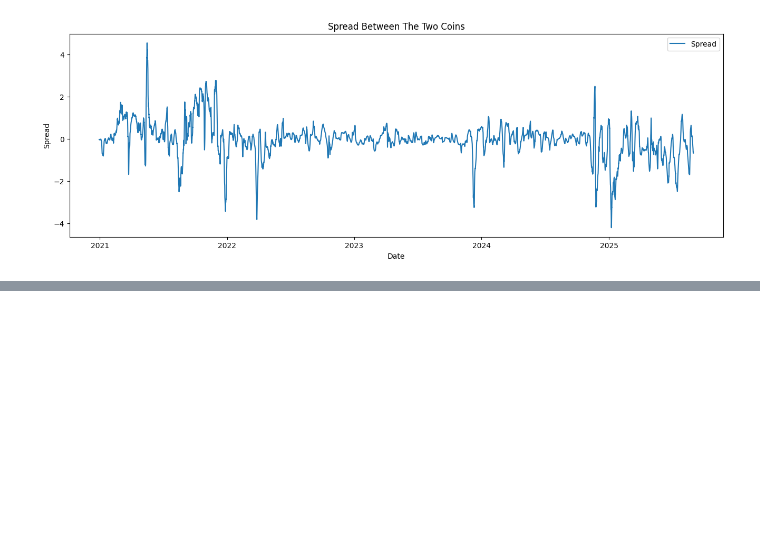
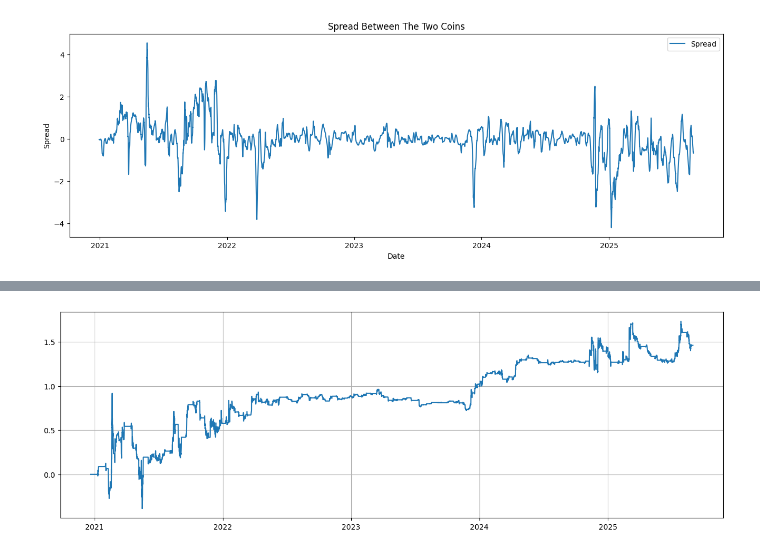
Before and after one commit to wbchristerson/crypto-strategies, a Jupyter notebook: updated_statistical_arbitrage_cointegration.ipynb, the cells around one changed output, grey strips where cells are left out. Drawn from its saved outputs; the diff is of its cells as text; code cells hidden in the pictures; blank space fills up the shorter version.

```diff
--- a/updated_statistical_arbitrage_cointegration.ipynb
+++ b/updated_statistical_arbitrage_cointegration.ipynb
@@ -237,0 +252,39 @@ plt.show()
+# %%
+money_earned = 0.0
+
+shifted_forward_strat_data = strat_data.shift()
+
+balance_record = pd.Series()
+
+ada_share_count = 0
+bnb_share_count = 0.0
+
+# ADA ~ BNB * b + a
+# long 1 ADA, short b BNB
+
+for i in range(len(shifted_forward_strat_data)):
+    open_time = shifted_forward_strat_data.index[i]
+    is_currently_holding = ada_share_count != 0
+    z_score = shifted_forward_strat_data.iloc[i]["z-score"]
+    beta = shifted_forward_strat_data.iloc[i]["beta"]
+
+    if z_score is None or np.isnan(z_score):
+        ada_share_count = 0
+        bnb_share_count = 0.0
+    elif z_score > 1.75 and not is_currently_holding: # ADA currently overpriced, BNB underpriced
+        ada_share_count = -1
+        bnb_share_count = beta
+        money_earned -= (ada_share_count * px.iloc[i-1]['ADAUSDT'] + bnb_share_count * px.iloc[i-1]['BNBUSDT'])
+    elif z_score < -1.75 and not is_currently_holding: # ADA currently underpriced, BNB overpriced
+        ada_share_count = +1
+        bnb_share_count = -beta
+        money_earned -= (ada_share_count * px.iloc[i-1]['ADAUSDT'] + bnb_share_count * px.iloc[i-1]['BNBUSDT'])
+    elif is_currently_holding and abs(z_score) < 0.75:
+        money_earned += ada_share_count * px.iloc[i]['ADAUSDT'] + bnb_share_count * px.iloc[i]['BNBUSDT']
+        ada_share_count = 0
+        bnb_share_count = 0.0
+
+    current_position = ada_share_count * px.iloc[i]['ADAUSDT'] + bnb_share_count * px.iloc[i]['BNBUSDT']
+    balance_record[open_time] = money_earned + current_position
+
+balance_record
@@ -237,0 +304,8 @@ plt.show()
+# %%
+plt.figure(figsize=(16,5))
+plt.plot(balance_record)
+
+plt.grid()
+plt.show()
+# %% [output]
+[figure, added]
```
Also changed, not shown: parts of 10 cells of this notebook.
